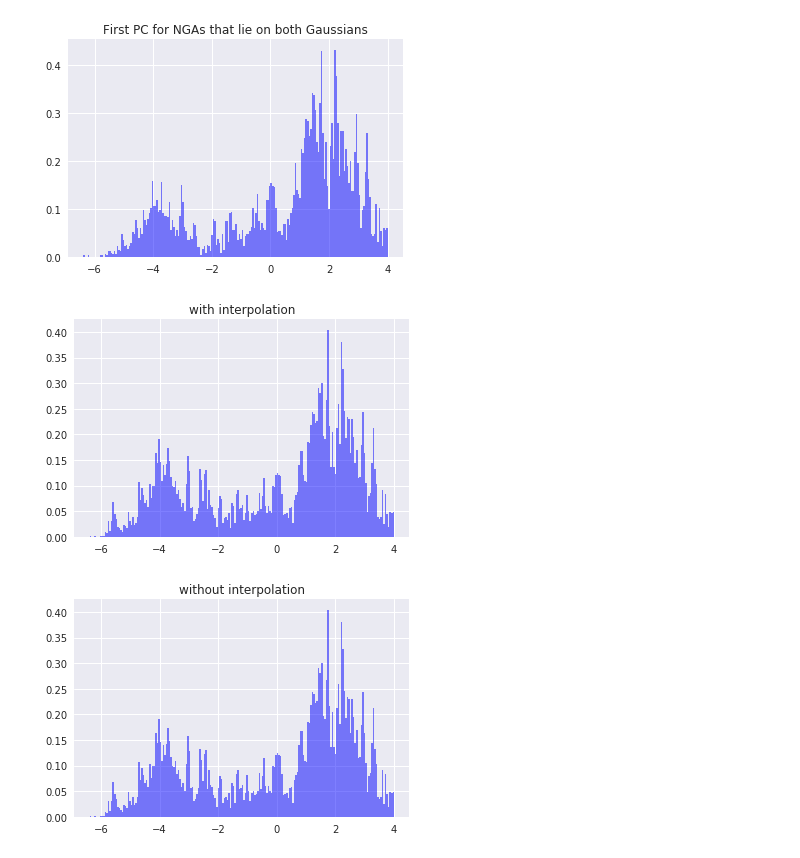
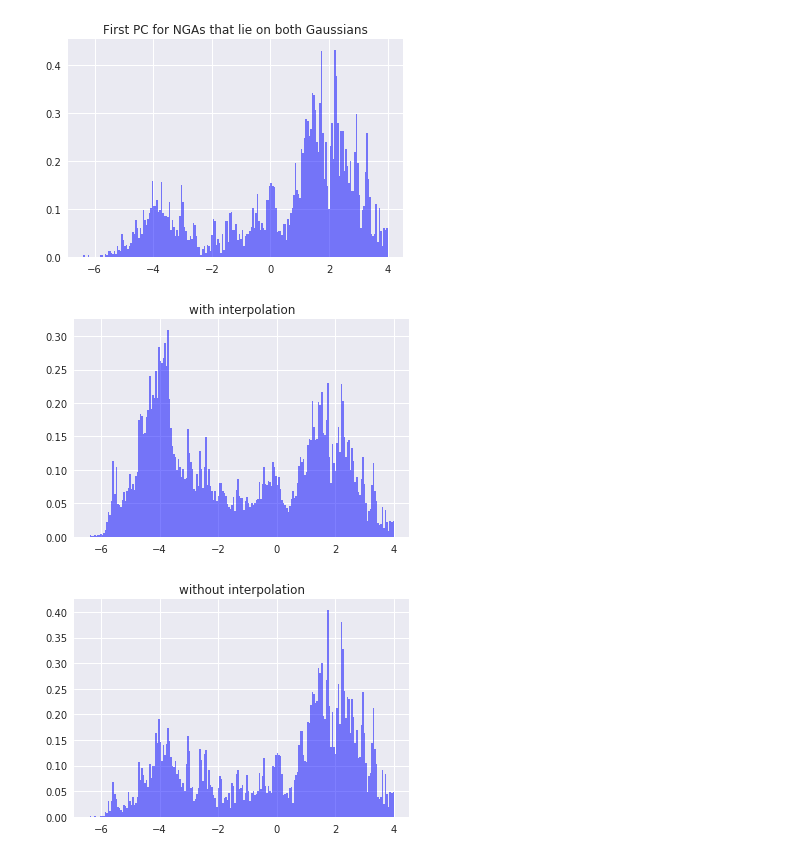
Before and after one commit to jaewshin/turchin, a Jupyter notebook: jupyter/histogram.ipynb, the cells around one changed output. Drawn from its saved outputs; the diff is of its cells as text; code cells hidden in the pictures.

Commit message:
interpolation

```diff
--- a/jupyter/histogram.ipynb
+++ b/jupyter/histogram.ipynb
@@ -185,58 +181,62 @@ plt.close()
 # %%
 # linear interpolation of missing time periods
 added_rows = list()
 for impute_step in range(1, 21):
-    # 1) polity-based interpolation
-    impute_set = pnas_data1[pnas_data1.irep==impute_step]
-    unique_region = impute_set.NGA.unique().tolist()
+    # interpolation for each imputation
+    unique_region = pnas_data1.NGA.unique().tolist()
 
     for nga in unique_region:
-        times = sorted(impute_set[impute_set.NGA == nga].Time.unique().tolist())
-        if len(times) != ((max(times)-min(times))/100)+1:
+        times = sorted(pnas_data1[pnas_data1.NGA == nga].Time.unique().tolist())
+        if len(times) != ((max(times) - min(times))/100)+1:
             for time in range(len(times)-1):
-                if times[time+1]-times[time] != 100:
-                    # linear interpolation
-                    feature_val1 = impute_set[(impute_set.NGA == nga) &
-                                               (impute_set.Time == times[time])].loc[:, features].values.tolist()[0]
-                    feature_val2 = impute_set[(impute_set.NGA == nga) &
-                                               (impute_set.Time == times[time+1])].loc[:, features].values.tolist()[0]
+                if times[time+1] - times[time] != 100:
 
-                    assert len(feature_val1) == len(feature_val2)
+                    idx_val1 = pnas_data1.index[(pnas_data1.irep == impute_step) & (pnas_data1.NGA == nga) &
+                                               (pnas_data1.Time == times[time])].tolist()[0]
+                    idx_val2 = pnas_data1.index[(pnas_data1.irep == impute_step) & (pnas_data1.NGA == nga) &
+                                               (pnas_data1.Time == times[time+1])].tolist()[0]
 
-                    diff = [i-j for i,j in zip(feature_val2, feature_val1)]
+                    diff = [i-j for i,j in zip(scaled[idx_val2], scaled[idx_val1])]
 
                     num_steps = int((times[time+1]-times[time])/100)
 
+                    # linear interpolation
                     for i in range(1, num_steps):
                         diff_step = [(i/num_steps)*j for j in diff]
-                        interpol = [k+l for k, l in zip(diff_step, feature_val1)]
+                        interpol = [k+l for k, l in zip(diff_step, scaled[idx_val1])]
+
+                        # check the validity of interpolation
+                        for idx in range(len(interpol)):
+                            assert ((interpol[idx] >= scaled[idx_val1, idx] and interpol[idx] < scaled[idx_val2, idx]) or
+                                    (interpol[idx] < scaled[idx_val1, idx] and interpol[idx] >= scaled[idx_val2, idx]) or
+                                    (interpol[idx] == scaled[idx_val1, idx] and interpol[idx] == scaled[idx_val2, idx]))
+
                         added_rows.append(interpol)
 
 added_rows = np.asarray(added_rows)
 
-assert added_rows.shapepe[1] == data_mat.shape[1]
+assert added_rows.shape[1] == data_mat.shape[1]
 
 data_matrix = np.vstack((scaled, added_rows)) # add interpolated rows to the original data matrix
-
-proj = np.matmul(data_matrix[:8280], Q.T[:,0]) # project interpolated rows (as well as the original data) on principal axis
+proj = np.matmul(data_matrix, Q.T[:,0]) # project interpolated rows (as well as the original data) on principal axis
 num_bins = 200
 
 n, bins, patches = plt.hist(proj, num_bins, normed=1, facecolor='blue', alpha=0.5)
 
 plt.title('with interpolation')
-plt.legend()
 plt.show()
 plt.close()
-
-n, bins, patches = plt.hist(data[:,0], num_bins, normed=1, facecolor='blue', alpha=0.5)
-
-plt.title('without interpolation')
-plt.legend()
-plt.show()
-plt.close()
 # %% [output]
-[figure, old version]
+[figure, new version]
-[figure, removed]
+# %%
+num_bins = 200
+n, bins, patches = plt.hist(data[:,0], num_bins, normed=1, facecolor='blue', alpha=0.5)
+
+plt.title('without interpolation')
+plt.show()
+plt.close()
+# %% [output]
+[figure, added]
 # %%
 # check 9-d interpolation by doing interpolation on 1-d principal axis
 num_bins = 200
```
Also changed, not shown: parts of 2 cells of this notebook.
